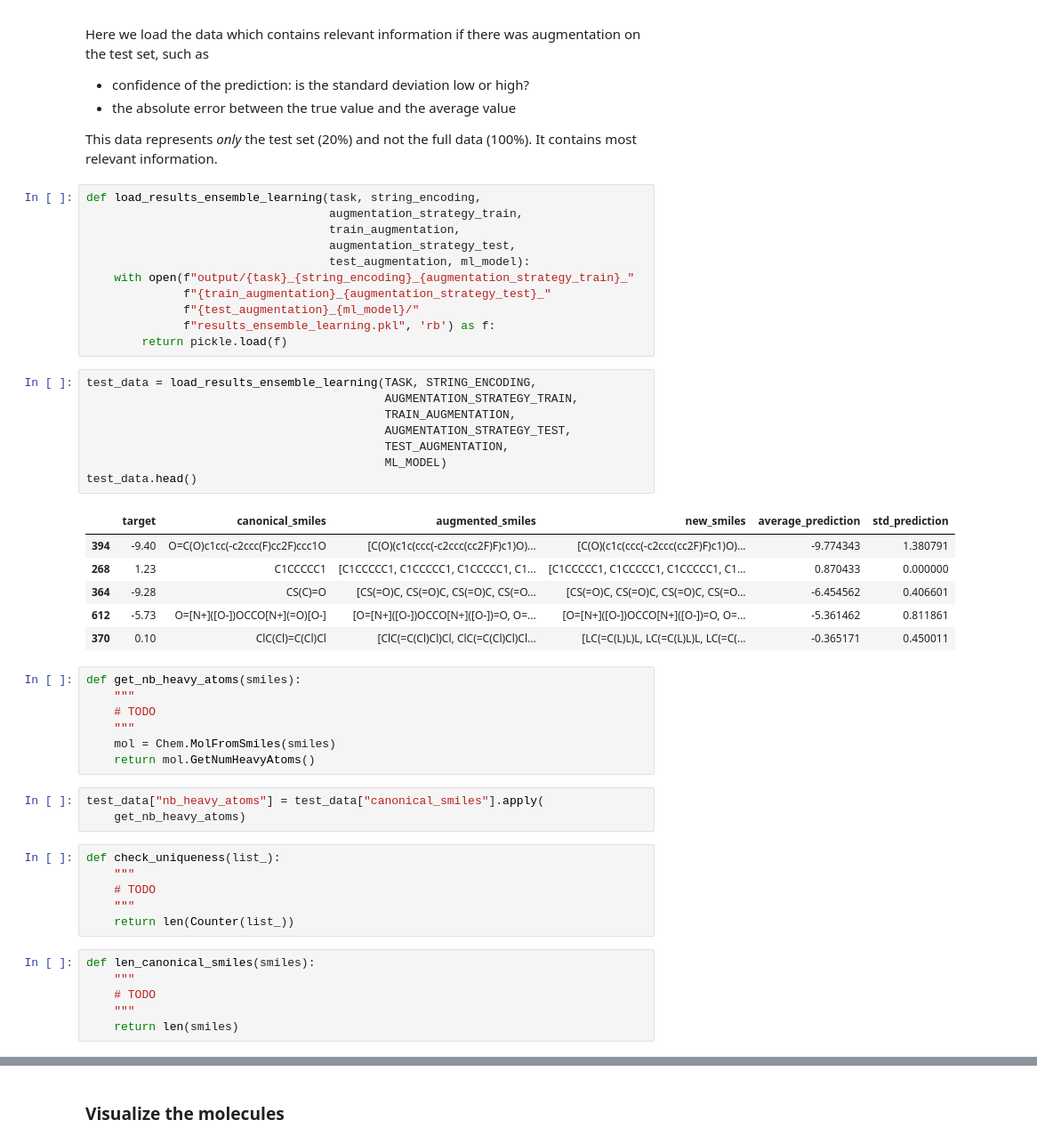
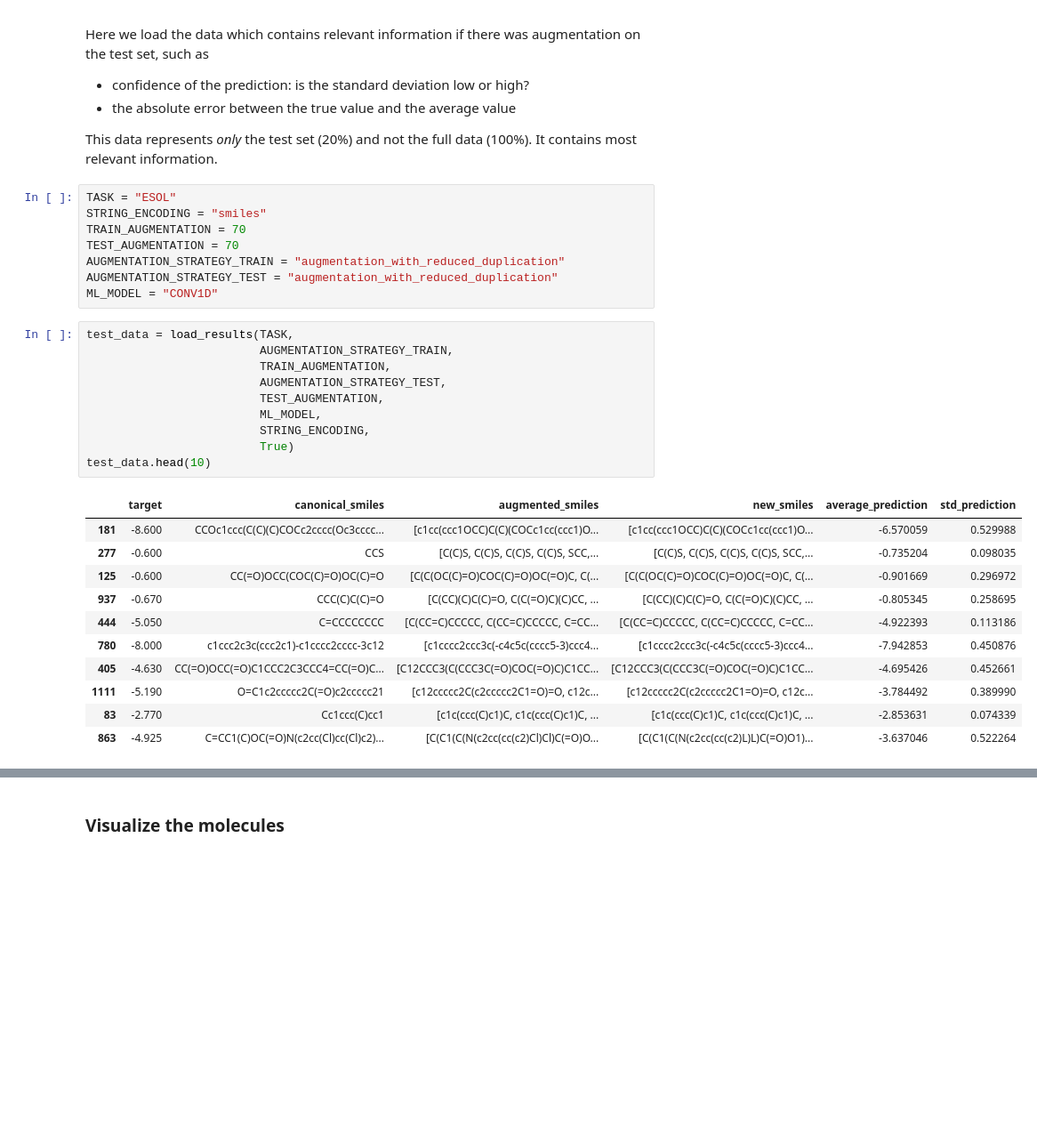
Before and after one commit to volkamerlab/maxsmi, a Jupyter notebook: maxsmi/results_ensemble_learning.ipynb, the cells around one changed output, grey strips where cells are left out. Shown: that part at 89% size. Saved outputs shown, nothing was run; the diff lists cells and outputs as text; blank space fills up the shorter version.

Commit message:
update results.

```diff
--- a/maxsmi/results_ensemble_learning.ipynb
+++ b/maxsmi/results_ensemble_learning.ipynb
@@ -122,51 +35,33 @@ Here we load the data which contains relevant information if there was augmentat
 - the absolute error between the true value and the average value
 
 This data represents _only_ the test set (20%) and not the full data (100%). It contains most relevant information.
-# %%
-def load_results_ensemble_learning(task, string_encoding,
-                                   augmentation_strategy_train,
-                                   train_augmentation,
-                                   augmentation_strategy_test,
-                                   test_augmentation, ml_model):
-    with open(f"output/{task}_{string_encoding}_{augmentation_strategy_train}_"
-              f"{train_augmentation}_{augmentation_strategy_test}_"
-              f"{test_augmentation}_{ml_model}/"
-              f"results_ensemble_learning.pkl", 'rb') as f:
-        return pickle.load(f)
+# %%
+TASK = "ESOL"
+STRING_ENCODING = "smiles"
+TRAIN_AUGMENTATION = 70
+TEST_AUGMENTATION = 70
+AUGMENTATION_STRATEGY_TRAIN = "augmentation_with_reduced_duplication"
+AUGMENTATION_STRATEGY_TEST = "augmentation_with_reduced_duplication"
+ML_MODEL = "CONV1D"
 # %%
-test_data = load_results_ensemble_learning(TASK, STRING_ENCODING,
-                                           AUGMENTATION_STRATEGY_TRAIN,
-                                           TRAIN_AUGMENTATION,
-                                           AUGMENTATION_STRATEGY_TEST,
-                                           TEST_AUGMENTATION,
-                                           ML_MODEL)
-test_data.head()
+test_data = load_results(TASK,
+                         AUGMENTATION_STRATEGY_TRAIN,
+                         TRAIN_AUGMENTATION,
+                         AUGMENTATION_STRATEGY_TEST,
+                         TEST_AUGMENTATION,
+                         ML_MODEL,
+                         STRING_ENCODING,
+                         True)
+test_data.head(10)
 # %% [output]
 |  | target | canonical_smiles | augmented_smiles | new_smiles | average_prediction | std_prediction |
-| 394 | -9.40 | O=C(O)c1cc(-c2ccc(F)cc2F)ccc1O | [C(O)(c1c(ccc(-c2ccc(cc2F)F)c1)O)... | [C(O)(c1c(ccc(-c2ccc(cc2F)F)c1)O)... | -9.774343 | 1.380791 |
-| 268 | 1.23 | C1CCCCC1 | [C1CCCCC1, C1CCCCC1, C1CCCCC1, C1... | [C1CCCCC1, C1CCCCC1, C1CCCCC1, C1... | 0.870433 | 0.000000 |
-| 364 | -9.28 | CS(C)=O | [CS(=O)C, CS(=O)C, CS(=O)C, CS(=O... | [CS(=O)C, CS(=O)C, CS(=O)C, CS(=O... | -6.454562 | 0.406601 |
-| 612 | -5.73 | O=[N+]([O-])OCCO[N+](=O)[O-] | [O=[N+]([O-])OCCO[N+]([O-])=O, O=... | [O=[N+]([O-])OCCO[N+]([O-])=O, O=... | -5.361462 | 0.811861 |
-| 370 | 0.10 | ClC(Cl)=C(Cl)Cl | [ClC(=C(Cl)Cl)Cl, ClC(=C(Cl)Cl)Cl... | [LC(=C(L)L)L, LC(=C(L)L)L, LC(=C(... | -0.365171 | 0.450011 |
+| 181 | -8.600 | CCOc1ccc(C(C)(C)COCc2cccc(Oc3cccc... | [c1cc(ccc1OCC)C(C)(COCc1cc(ccc1)O... | [c1cc(ccc1OCC)C(C)(COCc1cc(ccc1)O... | -6.570059 | 0.529988 |
+| 277 | -0.600 | CCS | [C(C)S, C(C)S, C(C)S, C(C)S, SCC,... | [C(C)S, C(C)S, C(C)S, C(C)S, SCC,... | -0.735204 | 0.098035 |
+| 125 | -0.600 | CC(=O)OCC(COC(C)=O)OC(C)=O | [C(C(OC(C)=O)COC(C)=O)OC(=O)C, C(... | [C(C(OC(C)=O)COC(C)=O)OC(=O)C, C(... | -0.901669 | 0.296972 |
+| 937 | -0.670 | CCC(C)C(C)=O | [C(CC)(C)C(C)=O, C(C(=O)C)(C)CC, ... | [C(CC)(C)C(C)=O, C(C(=O)C)(C)CC, ... | -0.805345 | 0.258695 |
+| 444 | -5.050 | C=CCCCCCCC | [C(CC=C)CCCCC, C(CC=C)CCCCC, C=CC... | [C(CC=C)CCCCC, C(CC=C)CCCCC, C=CC... | -4.922393 | 0.113186 |
+| 780 | -8.000 | c1ccc2c3c(ccc2c1)-c1cccc2cccc-3c12 | [c1cccc2ccc3c(-c4c5c(cccc5-3)ccc4... | [c1cccc2ccc3c(-c4c5c(cccc5-3)ccc4... | -7.942853 | 0.450876 |
+| 405 | -4.630 | CC(=O)OCC(=O)C1CCC2C3CCC4=CC(=O)C... | [C12CCC3(C(CCC3C(=O)COC(=O)C)C1CC... | [C12CCC3(C(CCC3C(=O)COC(=O)C)C1CC... | -4.695426 | 0.452661 |
+| 1111 | -5.190 | O=C1c2ccccc2C(=O)c2ccccc21 | [c12ccccc2C(c2ccccc2C1=O)=O, c12c... | [c12ccccc2C(c2ccccc2C1=O)=O, c12c... | -3.784492 | 0.389990 |
+| 83 | -2.770 | Cc1ccc(C)cc1 | [c1c(ccc(C)c1)C, c1c(ccc(C)c1)C, ... | [c1c(ccc(C)c1)C, c1c(ccc(C)c1)C, ... | -2.853631 | 0.074339 |
+| 863 | -4.925 | C=CC1(C)OC(=O)N(c2cc(Cl)cc(Cl)c2)... | [C(C1(C(N(c2cc(cc(c2)Cl)Cl)C(=O)O... | [C(C1(C(N(c2cc(cc(c2)L)L)C(=O)O1)... | -3.637046 | 0.522264 |
-# %%
-def get_nb_heavy_atoms(smiles):
-    """
-    # TODO
-    """
-    mol = Chem.MolFromSmiles(smiles)
-    return mol.GetNumHeavyAtoms()
-# %%
-test_data["nb_heavy_atoms"] = test_data["canonical_smiles"].apply(
-    get_nb_heavy_atoms)
-# %%
-def check_uniqueness(list_):
-    """
-    # TODO
-    """
-    return len(Counter(list_))
-# %%
-def len_canonical_smiles(smiles):
-    """
-    # TODO
-    """
-    return len(smiles)
```
Also changed, not shown: parts of 42 cells of this notebook.
